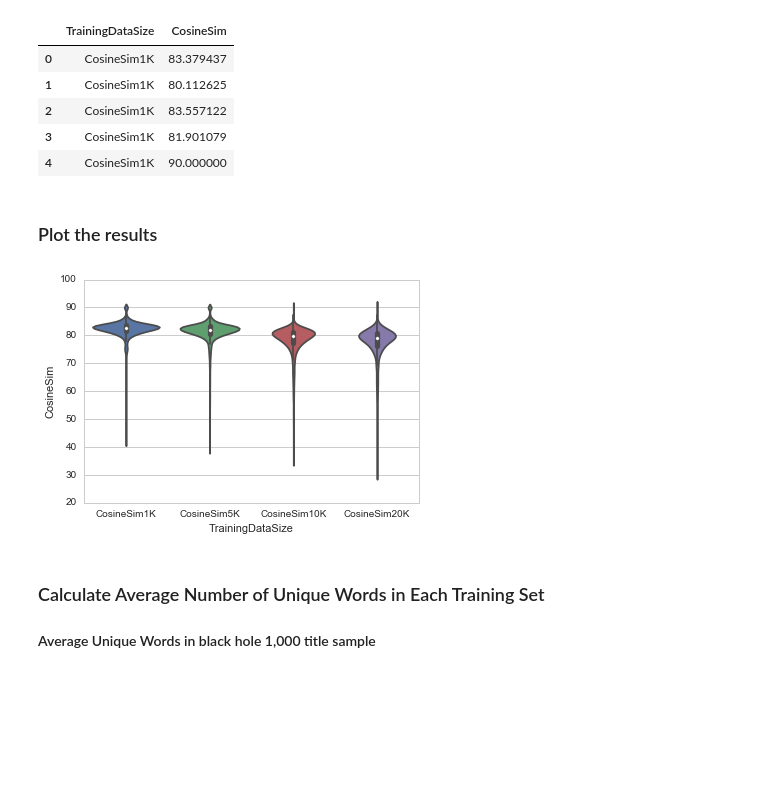
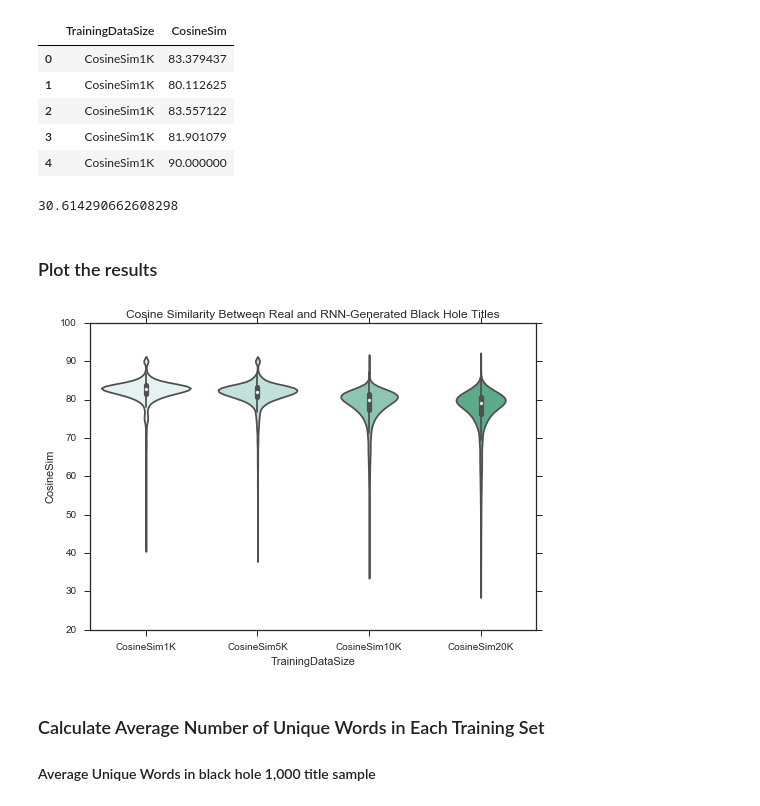
Before and after one commit to dbouquin/MS_Data_Analytics_capstone, a Jupyter notebook: analysis/scale_up/scaling_up_blackholes.ipynb, the cells around one changed output. Saved outputs shown, nothing was run; the diff lists cells and outputs as text; code cells hidden in the pictures; blank space fills up the shorter version.

```diff
--- a/analysis/scale_up/scaling_up_blackholes.ipynb
+++ b/analysis/scale_up/scaling_up_blackholes.ipynb
@@ -151,14 +151,19 @@ blackhole_allresults.head()
 | 2 | CosineSim1K | 83.557122 |
 | 3 | CosineSim1K | 81.901079 |
 | 4 | CosineSim1K | 90.000000 |
+# %%
+# Find minimum
+blackhole_allresults['CosineSim'].min()
+# %% [output]
+30.614290662608298
 # %% [markdown]
 ### Plot the results
 # %%
 %matplotlib inline
-sns.set_style("whitegrid")
-ax = sns.violinplot(x="TrainingDataSize", y="CosineSim", data=blackhole_allresults)
+sns.set(style="ticks", palette="BuGn")
+ax = sns.violinplot(x="TrainingDataSize", y="CosineSim", data=blackhole_allresults).set_title('Cosine Similarity Between Real and RNN-Generated Black Hole Titles')
 # %% [output]
-[figure, old version]
+[figure, new version]
 # %% [markdown]
 ### Calculate Average Number of Unique Words in Each Training Set
 #### Average Unique Words in black hole 1,000 title sample
```
Also changed, not shown: 8 other files.
